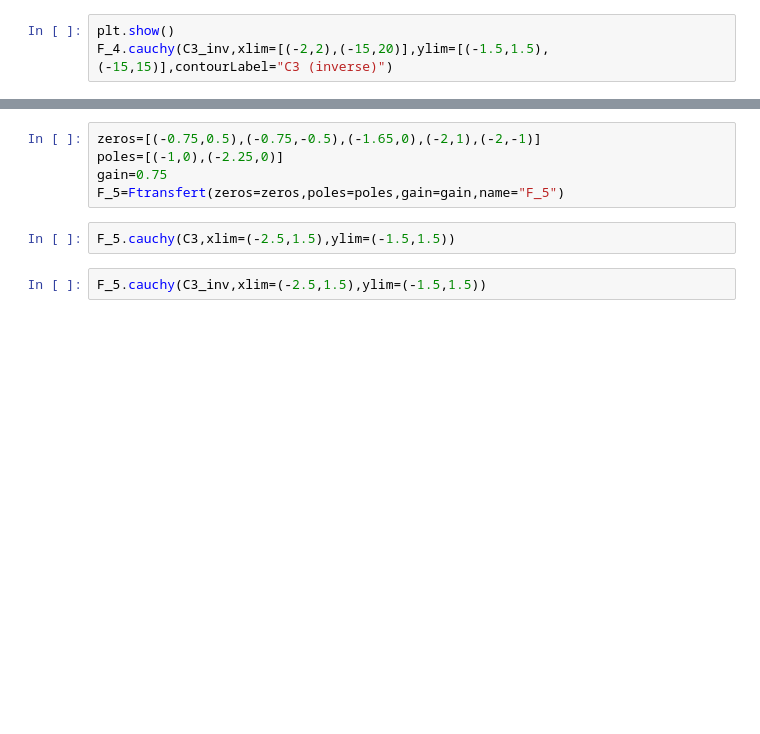
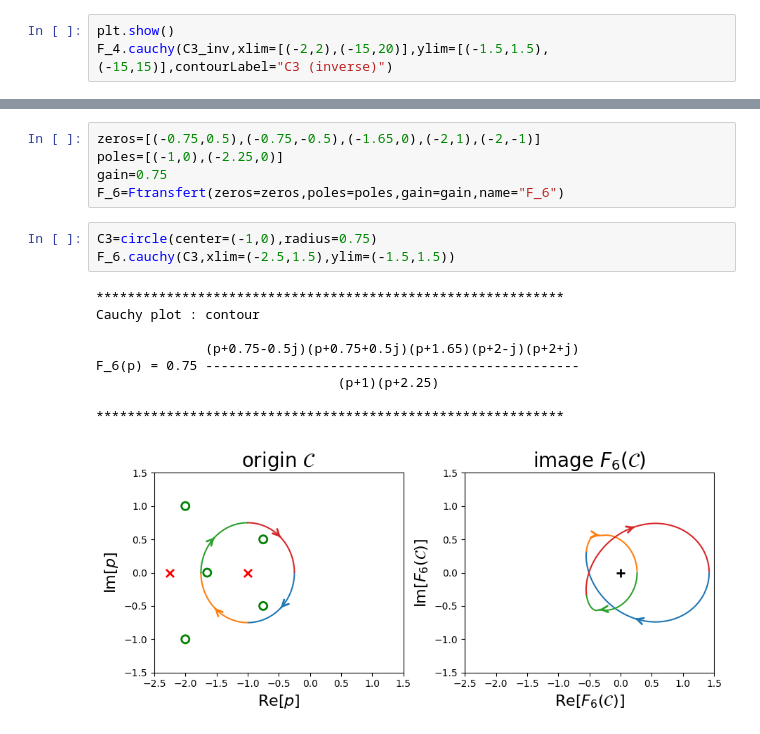
Before and after one commit to FilipeVasconcelos/syslinauto_book, a Jupyter notebook: notebook/principe_cauchy/principe_de_l_argument_de_cauchy.ipynb, the cells around one changed output, grey strips where cells are left out. Cells and saved outputs as stored; diff of their text form; blank space fills up the shorter version.

```diff
--- a/notebook/principe_cauchy/principe_de_l_argument_de_cauchy.ipynb
+++ b/notebook/principe_cauchy/principe_de_l_argument_de_cauchy.ipynb
@@ -252,8 +244,17 @@ Et un contour $\mathcal{C}$ qui ne contient que $Z=3$ zéros et $P=1$ pôle. On
 zeros=[(-0.75,0.5),(-0.75,-0.5),(-1.65,0),(-2,1),(-2,-1)]
 poles=[(-1,0),(-2.25,0)]
 gain=0.75
-F_5=Ftransfert(zeros=zeros,poles=poles,gain=gain,name="F_5")
+F_6=Ftransfert(zeros=zeros,poles=poles,gain=gain,name="F_6")
 # %%
-F_5.cauchy(C3,xlim=(-2.5,1.5),ylim=(-1.5,1.5))
+C3=circle(center=(-1,0),radius=0.75)
+F_6.cauchy(C3,xlim=(-2.5,1.5),ylim=(-1.5,1.5))
+# %% [output]
+************************************************************
+Cauchy plot : contour
+
+              (p+0.75-0.5j)(p+0.75+0.5j)(p+1.65)(p+2-j)(p+2+j)
+F_6(p) = 0.75 ------------------------------------------------
+                               (p+1)(p+2.25)
+
+************************************************************
+[figure, added]
-# %%
-F_5.cauchy(C3_inv,xlim=(-2.5,1.5),ylim=(-1.5,1.5))
```
Also changed, not shown: parts of 17 cells of this notebook, 2 other files.
